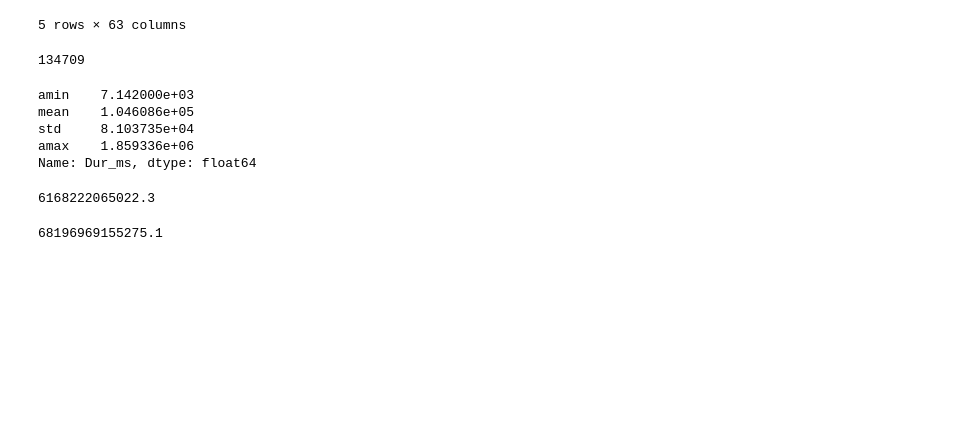
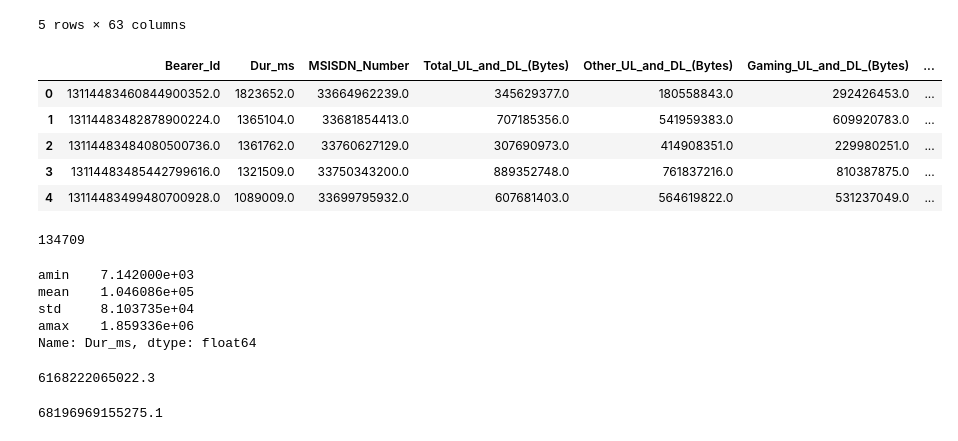
Before and after one commit to ProgrammingOperative/User-Analytics-In-Telecommunication-Industry, a Jupyter notebook: notebooks/User Analytics In Telecommunication Industry.ipynb, the cells around one changed output. Saved outputs shown, nothing was run; the diff lists cells and outputs as text; code cells hidden in the pictures; blank space fills up the shorter version.

Commit message:
Split the dataframe for few useful columns

```diff
--- a/notebooks/User Analytics In Telecommunication Industry.ipynb
+++ b/notebooks/User Analytics In Telecommunication Industry.ipynb
@@ -320,6 +320,22 @@ clean_data.head()
 | 3 | 13114483485442799616.0 | 4/10/2019 0:31 | 486.0 | 4/25/2019 7:36 | 171.0 | 1321509.0 | 208201402342131.0 | 33750343200.0 | 35356610164913.0 | ... |
 | 4 | 13114483499480700928.0 | 4/12/2019 20:10 | 565.0 | 4/25/2019 10:40 | 954.0 | 1089009.0 | 208201401415120.0 | 33699795932.0 | 35407009745539.0 | ... |
 5 rows × 63 columns
+# %%
+#Selecting a few of the columns for overview analysis of the user behaviour
+
+user_columns = ['Bearer_Id','Dur_ms','MSISDN_Number','Total_UL_and_DL_(Bytes)','Other_UL_and_DL_(Bytes)',
+                'Gaming_UL_and_DL_(Bytes)','Netflix_UL_and_DL_(Bytes)','Youtube_UL_and_DL_(Bytes)',
+                'Email_UL_and_DL_(Bytes)','Google_UL_and_DL_(Bytes)','Social Media_UL_and_DL_(Bytes)']
+
+user_overview_data = clean_data[user_columns]
+user_overview_data.head()
+# %% [output]
+|  | Bearer_Id | Dur_ms | MSISDN_Number | Total_UL_and_DL_(Bytes) | Other_UL_and_DL_(Bytes) | Gaming_UL_and_DL_(Bytes) | ... |
+| 0 | 13114483460844900352.0 | 1823652.0 | 33664962239.0 | 345629377.0 | 180558843.0 | 292426453.0 | ... |
+| 1 | 13114483482878900224.0 | 1365104.0 | 33681854413.0 | 707185356.0 | 541959383.0 | 609920783.0 | ... |
+| 2 | 13114483484080500736.0 | 1361762.0 | 33760627129.0 | 307690973.0 | 414908351.0 | 229980251.0 | ... |
+| 3 | 13114483485442799616.0 | 1321509.0 | 33750343200.0 | 889352748.0 | 761837216.0 | 810387875.0 | ... |
+| 4 | 13114483499480700928.0 | 1089009.0 | 33699795932.0 | 607681403.0 | 564619822.0 | 531237049.0 | ... |
 # %%
 #Number of xDR sessionsb
 sub = user_data['Bearer_Id']
```
Also changed, not shown: parts of 4 cells of this notebook.
